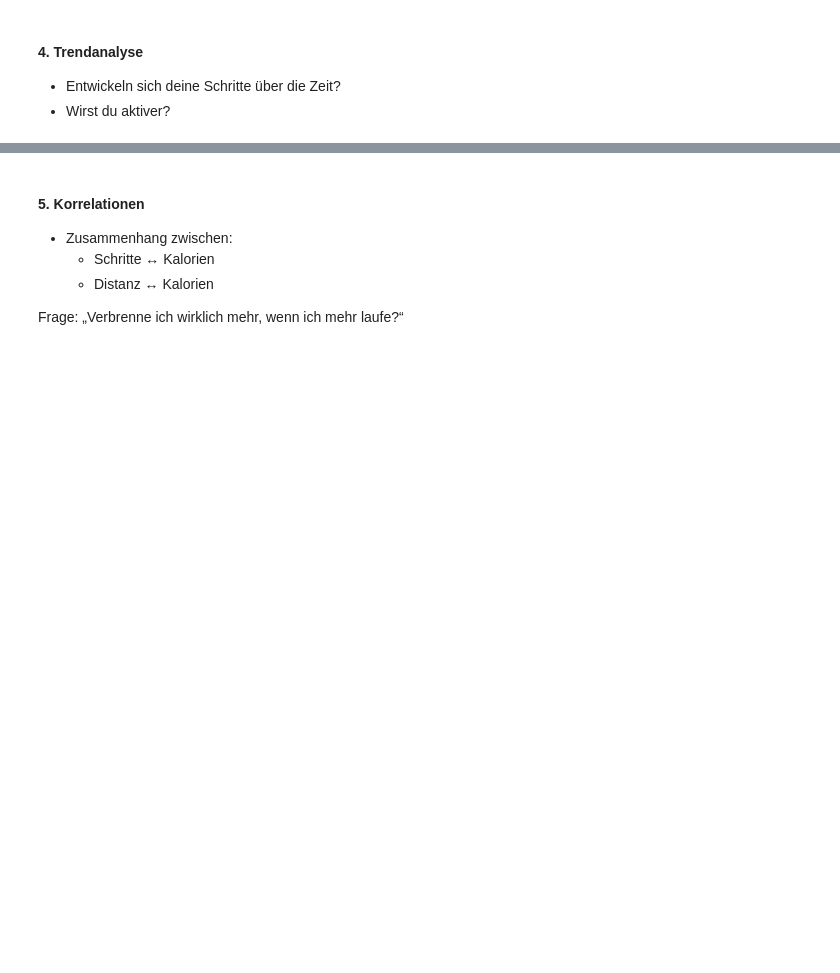
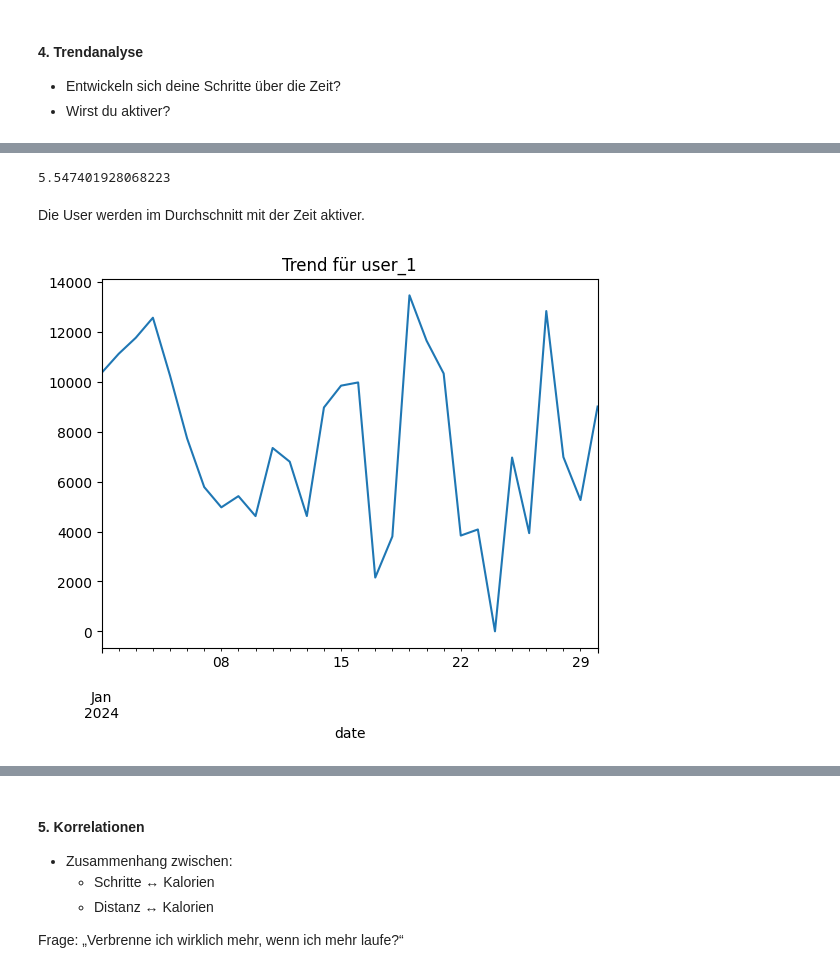
Before and after one commit to EllieZartmann/DataAnalytics, a Jupyter notebook: 04_tableau/training.ipynb, the cells around one changed output, grey strips where cells are left out. Cells and saved outputs as stored; diff of their text form; code cells hidden in the pictures; blank space fills up the shorter version.

```diff
--- a/04_tableau/training.ipynb
+++ b/04_tableau/training.ipynb
@@ -296,0 +322,26 @@ df.groupby(["user_id", "is_weekend"])["steps"].mean().unstack()
+# %%
+#Trend berechnen
+from scipy.stats import linregress
+
+x = range(len(daily_steps))
+y = daily_steps.values
+
+slope, _ , _ , _, _ = linregress(x,y)
+print(slope)
+# > 0 -> man wird aktiver
+# < 0 -> man wird weniger aktiv
+# %% [output]
+5.547401928068223
+# %% [markdown]
+Die User werden im Durchschnitt mit der Zeit aktiver.
+# %%
+# für einzelne User betrachtet:
+
+user_df = df[df["user_id"]== 1]
+
+user_daily = user_df.groupby("date")["steps"].mean()
+user_daily.plot()
+plt.title("Trend für user_1")
+plt.show()
+# %% [output]
+[figure, added]
```
Also changed, not shown: parts of 15 cells of this notebook.
